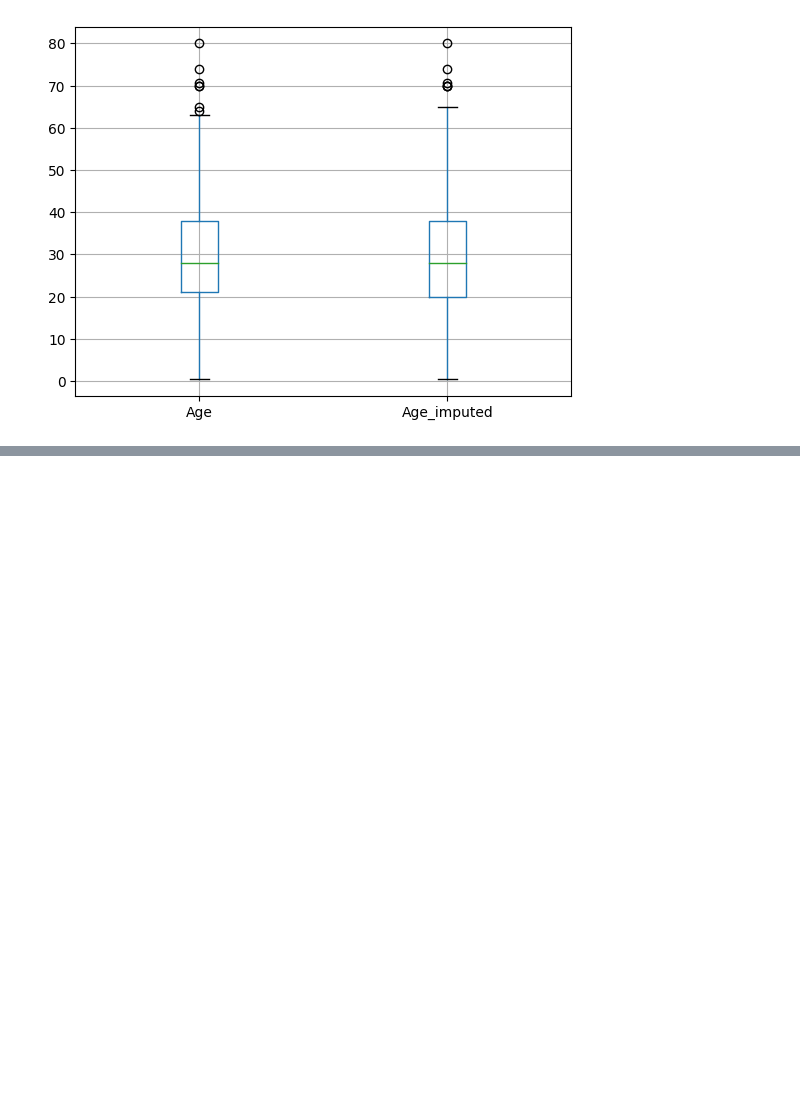
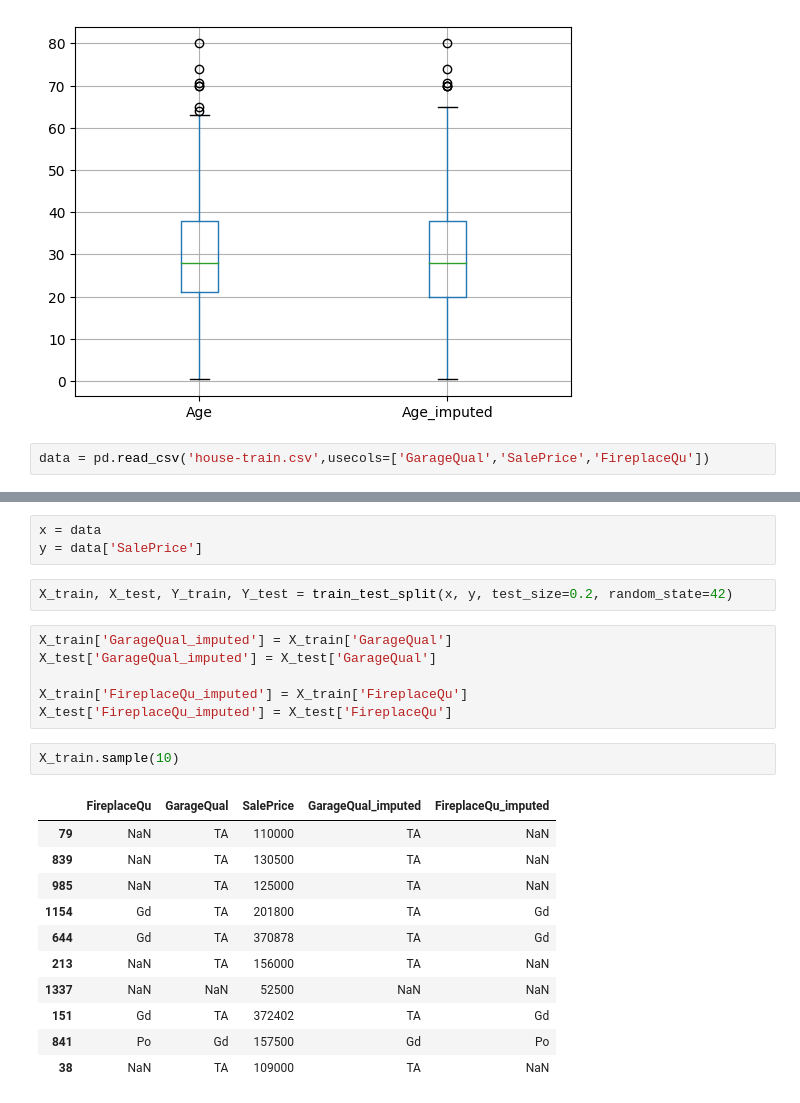
Before and after one commit to razzaq-99/PakWheels_WebScraping_and_EDA, a Jupyter notebook: Missing_Data/random_sample_imputation.ipynb, the cells around one changed output, grey strips where cells are left out. Saved outputs shown, nothing was run; the diff lists cells and outputs as text; blank space fills up the shorter version.

```diff
--- a/Missing_Data/random_sample_imputation.ipynb
+++ b/Missing_Data/random_sample_imputation.ipynb
@@ -95,3 +95,5 @@ x_train[['Age','Age_imputed']].boxplot()
 # %% [output]
 <Axes: >
 [figure]
+# %%
+data = pd.read_csv('house-train.csv',usecols=['GarageQual','SalePrice','FireplaceQu'])
@@ -97,0 +123,25 @@ x_train[['Age','Age_imputed']].boxplot()
+# %%
+x = data
+y = data['SalePrice']
+# %%
+X_train, X_test, Y_train, Y_test = train_test_split(x, y, test_size=0.2, random_state=42)
+# %%
+X_train['GarageQual_imputed'] = X_train['GarageQual']
+X_test['GarageQual_imputed'] = X_test['GarageQual']
+
+X_train['FireplaceQu_imputed'] = X_train['FireplaceQu']
+X_test['FireplaceQu_imputed'] = X_test['FireplaceQu']
+# %%
+X_train.sample(10)
+# %% [output]
+|  | FireplaceQu | GarageQual | SalePrice | GarageQual_imputed | FireplaceQu_imputed |
+| 79 | NaN | TA | 110000 | TA | NaN |
+| 839 | NaN | TA | 130500 | TA | NaN |
+| 985 | NaN | TA | 125000 | TA | NaN |
+| 1154 | Gd | TA | 201800 | TA | Gd |
+| 644 | Gd | TA | 370878 | TA | Gd |
+| 213 | NaN | TA | 156000 | TA | NaN |
+| 1337 | NaN | NaN | 52500 | NaN | NaN |
+| 151 | Gd | TA | 372402 | TA | Gd |
+| 841 | Po | Gd | 157500 | Gd | Po |
+| 38 | NaN | TA | 109000 | TA | NaN |
```
Also changed, not shown: parts of 10 cells of this notebook, 2 other files.
